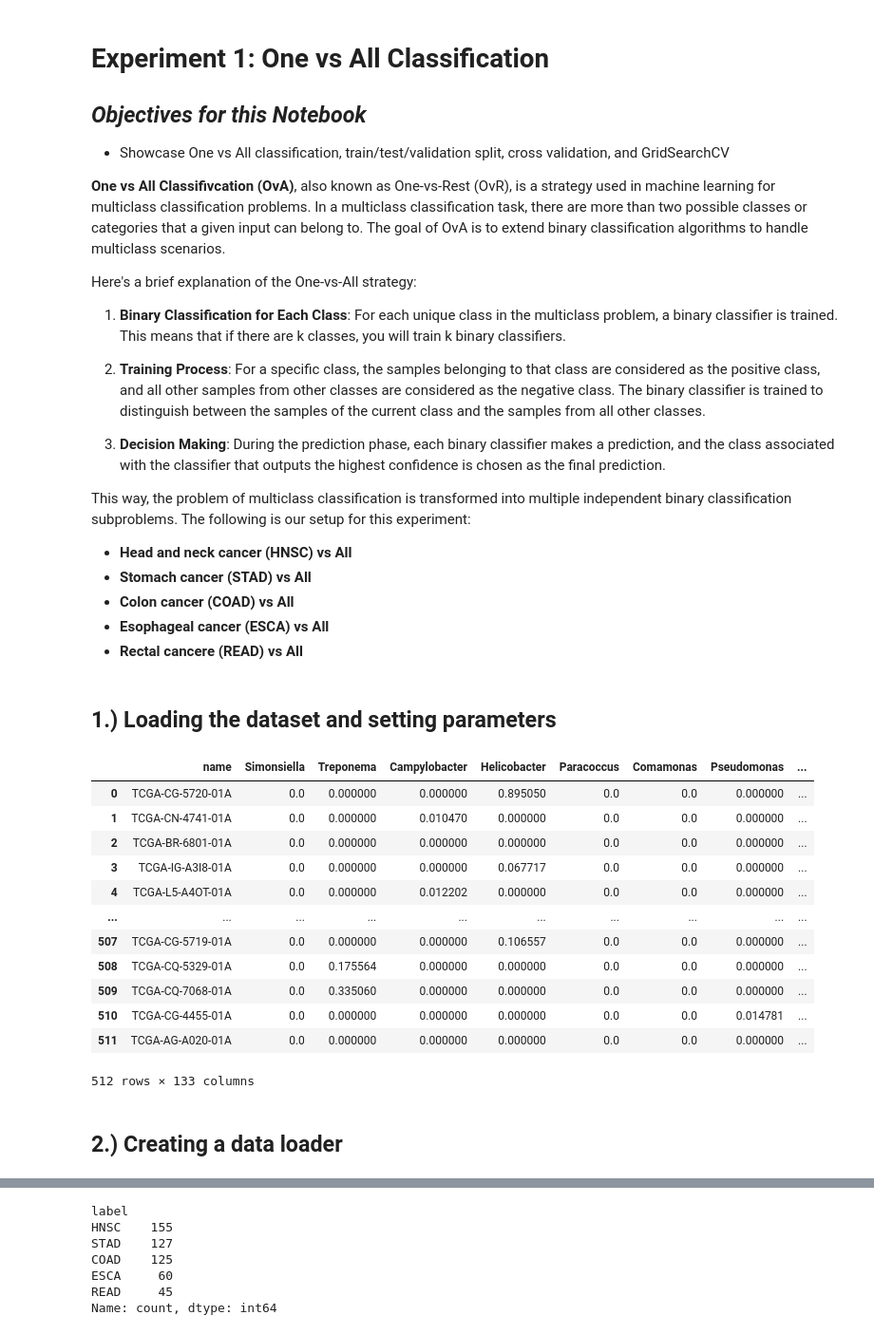
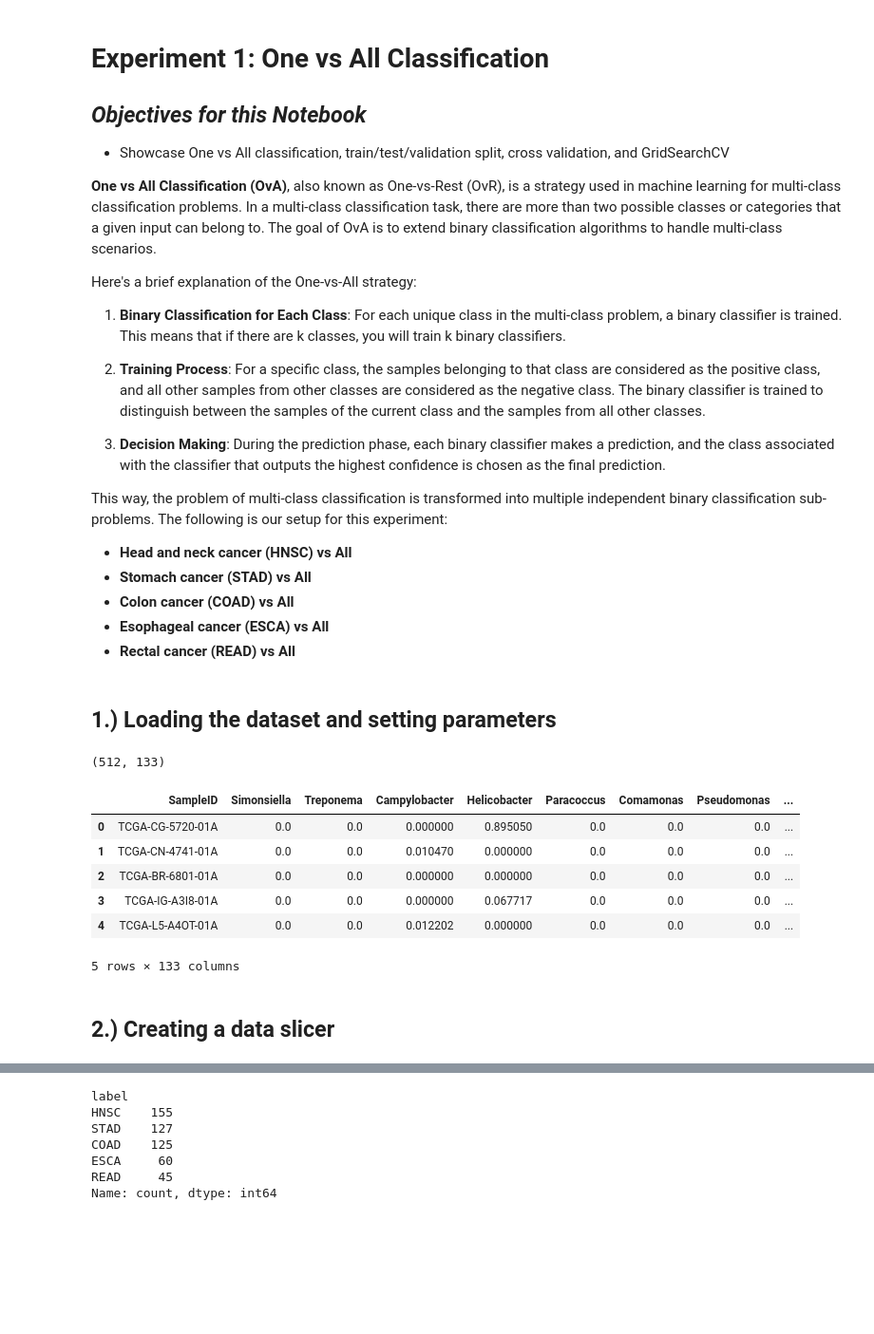
Before and after one commit to gianclbal/ml_microbiome_based_cancer_prediction, a Jupyter notebook: 02_one_vs_all_classification.ipynb, the cells around one changed output, grey strips where cells are left out. Shown at 95% size. Cells and saved outputs as stored; diff of their text form; code cells hidden in the pictures; blank space fills up the shorter version.

Commit message:
Updated with recommendations and tasks

```diff
--- a/02_one_vs_all_classification.ipynb
+++ b/02_one_vs_all_classification.ipynb
@@ -4,23 +4,23 @@
 ## ***Objectives for this Notebook***
 * Showcase One vs All classification, train/test/validation split, cross validation, and GridSearchCV
 
-**One vs All Classifivcation (OvA)**, also known as One-vs-Rest (OvR), is a strategy used in machine learning for multiclass classification problems. In a multiclass classification task, there are more than two possible classes or categories that a given input can belong to. The goal of OvA is to extend binary classification algorithms to handle multiclass scenarios.
+**One vs All Classification (OvA)**, also known as One-vs-Rest (OvR), is a strategy used in machine learning for multi-class classification problems. In a multi-class classification task, there are more than two possible classes or categories that a given input can belong to. The goal of OvA is to extend binary classification algorithms to handle multi-class scenarios.
 
 Here's a brief explanation of the One-vs-All strategy:
 
-1. **Binary Classification for Each Class**: For each unique class in the multiclass problem, a binary classifier is trained. This means that if there are k classes, you will train k binary classifiers.
+1. **Binary Classification for Each Class**: For each unique class in the multi-class problem, a binary classifier is trained. This means that if there are k classes, you will train k binary classifiers.
 
 2. **Training Process**: For a specific class, the samples belonging to that class are considered as the positive class, and all other samples from other classes are considered as the negative class.
 The binary classifier is trained to distinguish between the samples of the current class and the samples from all other classes.
 
 3. **Decision Making**: During the prediction phase, each binary classifier makes a prediction, and the class associated with the classifier that outputs the highest confidence is chosen as the final prediction.
 
-This way, the problem of multiclass classification is transformed into multiple independent binary classification subproblems. The following is our setup for this experiment:
+This way, the problem of multi-class classification is transformed into multiple independent binary classification sub-problems. The following is our setup for this experiment:
 * **Head and neck cancer (HNSC) vs All**
 * **Stomach cancer (STAD) vs All**
 * **Colon cancer (COAD) vs All**
 * **Esophageal cancer (ESCA) vs All**
-* **Rectal cancere (READ) vs All**
+* **Rectal cancer (READ) vs All**
 # %% [markdown]
 ## **1.) Loading the dataset and setting parameters**
 # %%
@@ -47,21 +54,18 @@ np.random.seed(seed_value)
 sklearn_random_state = check_random_state(seed_value)
 # %%
 microbiome_df = pd.read_csv("./dataset/microbiome_preprocessed_files/microbiome_merged_dfs.csv")
-microbiome_df
-# %% [output]
-|  | name | Simonsiella | Treponema | Campylobacter | Helicobacter | Paracoccus | Comamonas | Pseudomonas | ... |
-| 0 | TCGA-CG-5720-01A | 0.0 | 0.000000 | 0.000000 | 0.895050 | 0.0 | 0.0 | 0.000000 | ... |
-| 1 | TCGA-CN-4741-01A | 0.0 | 0.000000 | 0.010470 | 0.000000 | 0.0 | 0.0 | 0.000000 | ... |
-| 2 | TCGA-BR-6801-01A | 0.0 | 0.000000 | 0.000000 | 0.000000 | 0.0 | 0.0 | 0.000000 | ... |
-| 3 | TCGA-IG-A3I8-01A | 0.0 | 0.000000 | 0.000000 | 0.067717 | 0.0 | 0.0 | 0.000000 | ... |
-| 4 | TCGA-L5-A4OT-01A | 0.0 | 0.000000 | 0.012202 | 0.000000 | 0.0 | 0.0 | 0.000000 | ... |
-| ... | ... | ... | ... | ... | ... | ... | ... | ... | ... |
-| 507 | TCGA-CG-5719-01A | 0.0 | 0.000000 | 0.000000 | 0.106557 | 0.0 | 0.0 | 0.000000 | ... |
-| 508 | TCGA-CQ-5329-01A | 0.0 | 0.175564 | 0.000000 | 0.000000 | 0.0 | 0.0 | 0.000000 | ... |
-| 509 | TCGA-CQ-7068-01A | 0.0 | 0.335060 | 0.000000 | 0.000000 | 0.0 | 0.0 | 0.000000 | ... |
-| 510 | TCGA-CG-4455-01A | 0.0 | 0.000000 | 0.000000 | 0.000000 | 0.0 | 0.0 | 0.014781 | ... |
-| 511 | TCGA-AG-A020-01A | 0.0 | 0.000000 | 0.000000 | 0.000000 | 0.0 | 0.0 | 0.000000 | ... |
-512 rows × 133 columns
+# %%
+print(microbiome_df.shape)
+microbiome_df.head()
+# %% [output]
+(512, 133)
+|  | SampleID | Simonsiella | Treponema | Campylobacter | Helicobacter | Paracoccus | Comamonas | Pseudomonas | ... |
+| 0 | TCGA-CG-5720-01A | 0.0 | 0.0 | 0.000000 | 0.895050 | 0.0 | 0.0 | 0.0 | ... |
+| 1 | TCGA-CN-4741-01A | 0.0 | 0.0 | 0.010470 | 0.000000 | 0.0 | 0.0 | 0.0 | ... |
+| 2 | TCGA-BR-6801-01A | 0.0 | 0.0 | 0.000000 | 0.000000 | 0.0 | 0.0 | 0.0 | ... |
+| 3 | TCGA-IG-A3I8-01A | 0.0 | 0.0 | 0.000000 | 0.067717 | 0.0 | 0.0 | 0.0 | ... |
+| 4 | TCGA-L5-A4OT-01A | 0.0 | 0.0 | 0.012202 | 0.000000 | 0.0 | 0.0 | 0.0 | ... |
+5 rows × 133 columns
 # %% [markdown]
-## **2.) Creating a data loader**
+## **2.) Creating a data slicer**
 # %% [markdown]
```
Also changed, not shown: parts of 42 cells of this notebook, 11 other files.
